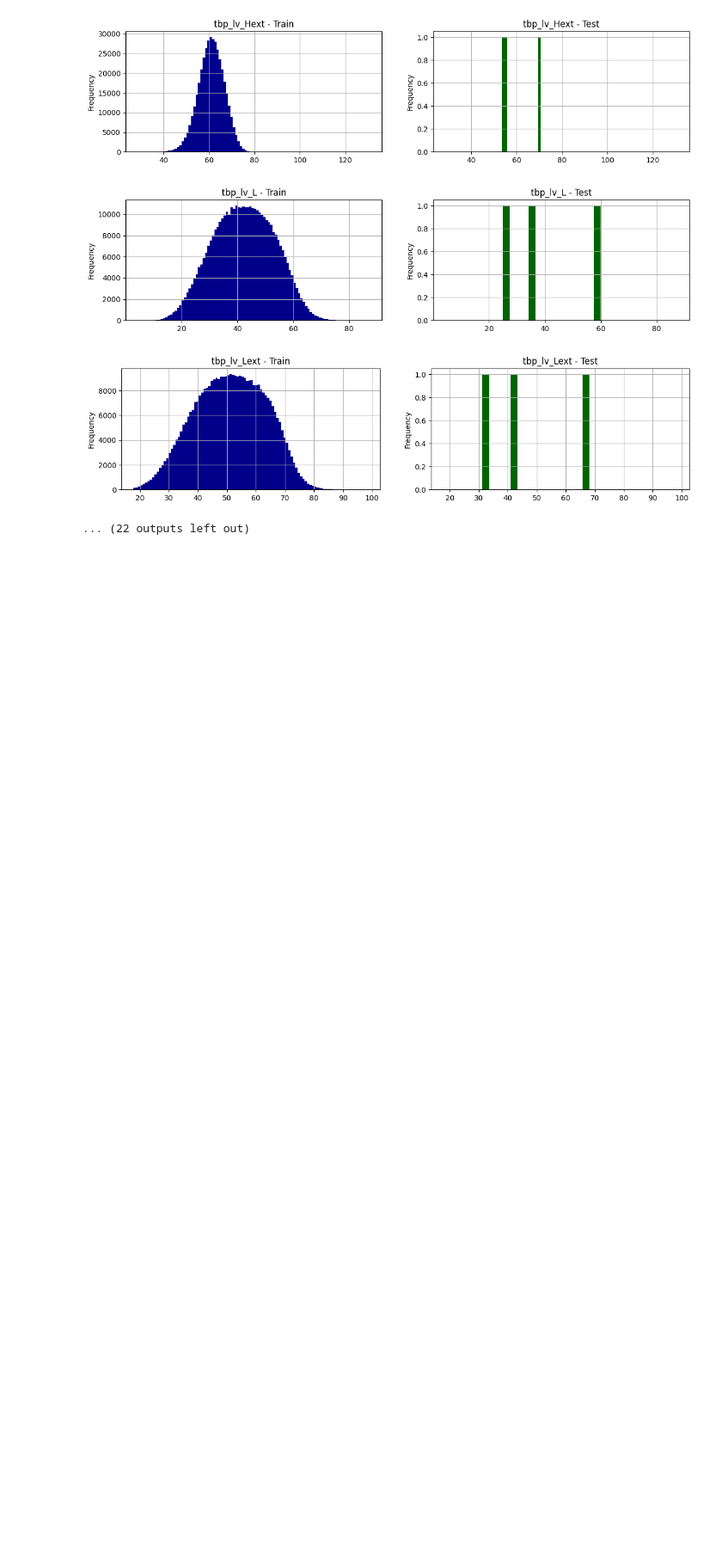
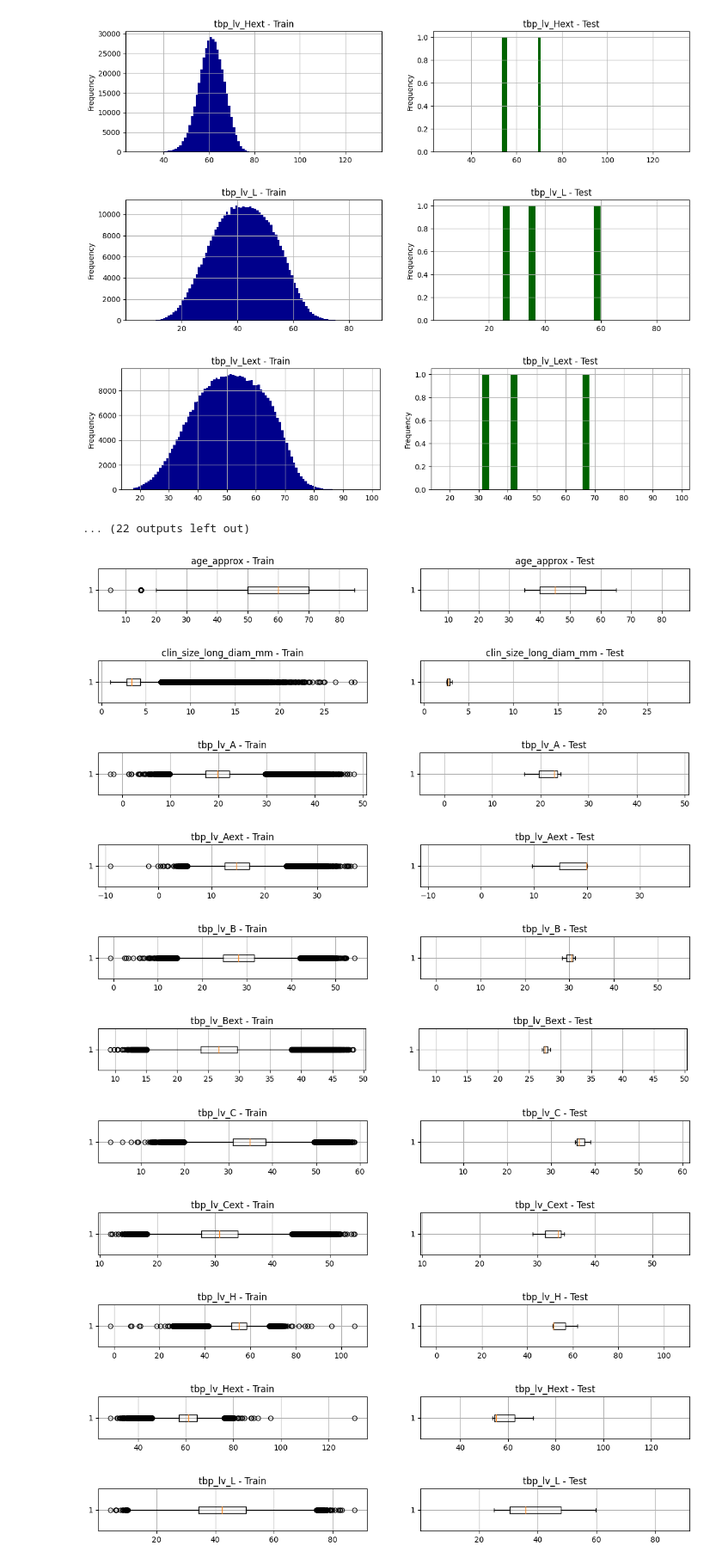
Before and after one commit to JinghanChen99/Kaggle-Skin-Cancer, a Jupyter notebook: train_v_test.ipynb, the cells around one changed output. Shown at 86% size. Cells and saved outputs as stored; diff of their text form; code cells hidden in the pictures; blank space fills up the shorter version.

Commit message:
continue train v test

```diff
--- a/train_v_test.ipynb
+++ b/train_v_test.ipynb
@@ -67,3 +67,30 @@ for f in features_num:
 [figure]
 [figure]
 ... (22 outputs left out)
+# %%
+# boxplots (train and test)
+for f in features_num:
+    plt.figure(figsize=(14,1))
+    ax1 = plt.subplot(1,2,1)
+    df_temp = train_metadata[f].dropna() # boxplot does not like missings...
+    plt.boxplot(df_temp, vert=False)
+    plt.title(f + ' - Train')
+    plt.grid()
+    ax2 = plt.subplot(1,2,2, sharex=ax1)
+    df_temp = test_metadata[f].dropna()
+    plt.boxplot(df_temp, vert=False)
+    plt.title(f + ' - Test')
+    plt.grid()
+    plt.show()
+# %% [output]
+[figure, added]
+[figure, added]
+[figure, added]
+[figure, added]
+[figure, added]
+[figure, added]
+[figure, added]
+[figure, added]
+[figure, added]
+[figure, added]
+[figure, added]
```
Also changed, not shown: parts of 3 cells of this notebook.
